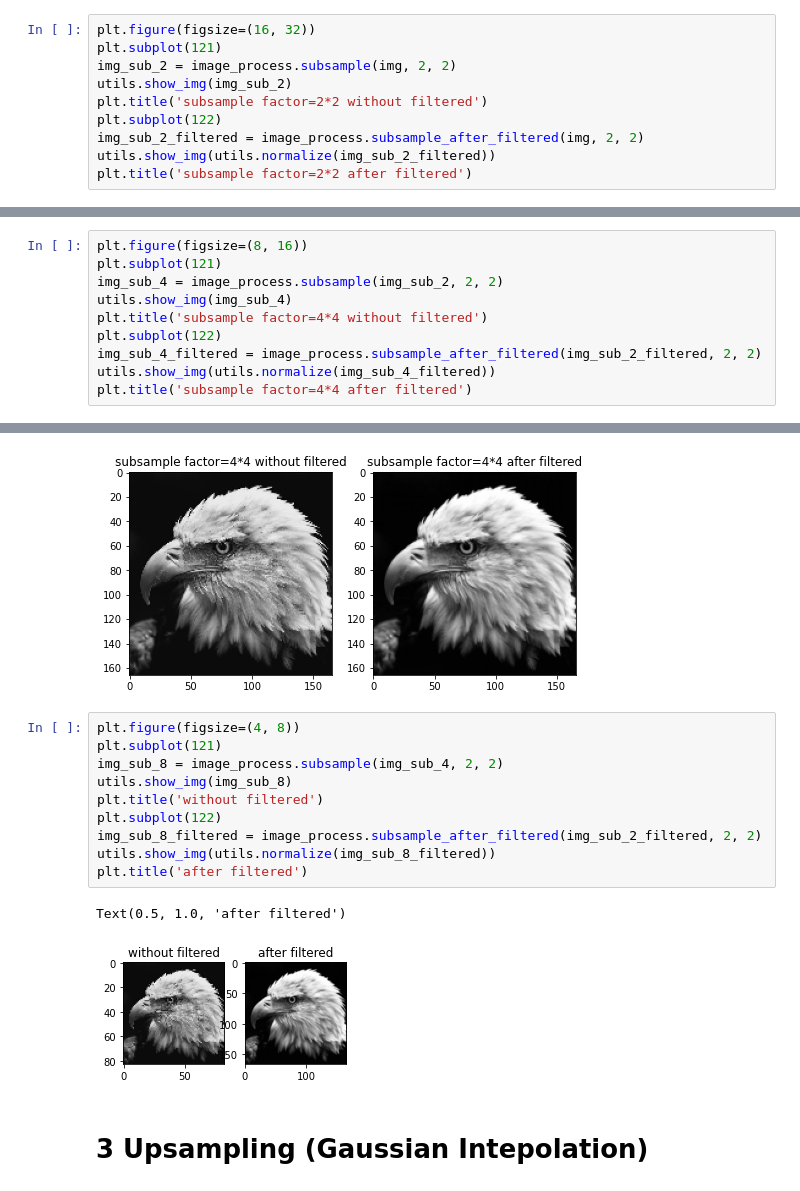
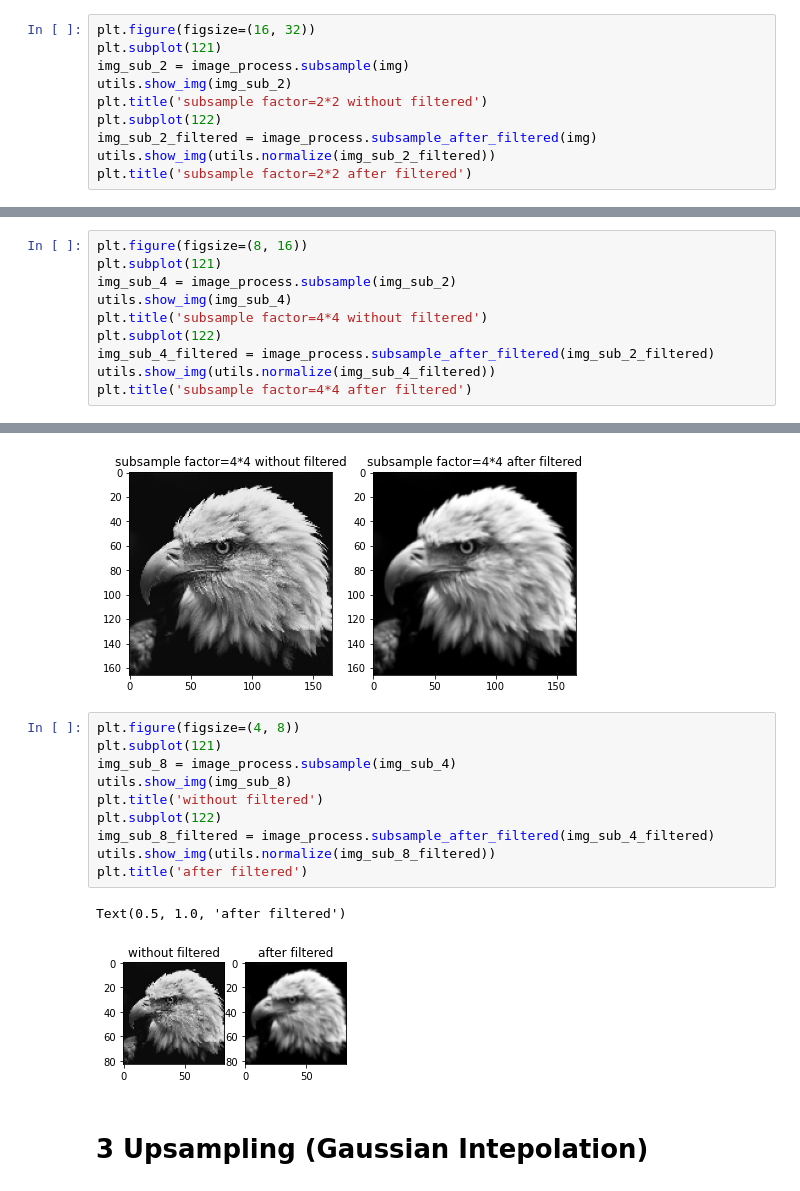
Before and after one commit to 2horse9sun/coursework, a Jupyter notebook: CVPR/lec06-ImageResizing/lec06.ipynb, the cells around one changed output, grey strips where cells are left out. Saved outputs shown, nothing was run; the diff lists cells and outputs as text.

```diff
--- a/CVPR/lec06-ImageResizing/lec06.ipynb
+++ b/CVPR/lec06-ImageResizing/lec06.ipynb
@@ -47,11 +47,11 @@ Text(0.5, 1.0, 'Original Image')
 # %%
 plt.figure(figsize=(16, 32))
 plt.subplot(121)
-img_sub_2 = image_process.subsample(img, 2, 2)
+img_sub_2 = image_process.subsample(img)
 utils.show_img(img_sub_2)
 plt.title('subsample factor=2*2 without filtered')
 plt.subplot(122)
-img_sub_2_filtered = image_process.subsample_after_filtered(img, 2, 2)
+img_sub_2_filtered = image_process.subsample_after_filtered(img)
 utils.show_img(utils.normalize(img_sub_2_filtered))
 plt.title('subsample factor=2*2 after filtered')
 # %% [output]
@@ -60,11 +60,11 @@ Text(0.5, 1.0, 'subsample factor=2*2 after filtered')
 # %%
 plt.figure(figsize=(8, 16))
 plt.subplot(121)
-img_sub_4 = image_process.subsample(img_sub_2, 2, 2)
+img_sub_4 = image_process.subsample(img_sub_2)
 utils.show_img(img_sub_4)
 plt.title('subsample factor=4*4 without filtered')
 plt.subplot(122)
-img_sub_4_filtered = image_process.subsample_after_filtered(img_sub_2_filtered, 2, 2)
+img_sub_4_filtered = image_process.subsample_after_filtered(img_sub_2_filtered)
 utils.show_img(utils.normalize(img_sub_4_filtered))
 plt.title('subsample factor=4*4 after filtered')
 # %% [output]
@@ -73,16 +73,16 @@ Text(0.5, 1.0, 'subsample factor=4*4 after filtered')
 # %%
 plt.figure(figsize=(4, 8))
 plt.subplot(121)
-img_sub_8 = image_process.subsample(img_sub_4, 2, 2)
+img_sub_8 = image_process.subsample(img_sub_4)
 utils.show_img(img_sub_8)
 plt.title('without filtered')
 plt.subplot(122)
-img_sub_8_filtered = image_process.subsample_after_filtered(img_sub_2_filtered, 2, 2)
+img_sub_8_filtered = image_process.subsample_after_filtered(img_sub_4_filtered)
 utils.show_img(utils.normalize(img_sub_8_filtered))
 plt.title('after filtered')
 # %% [output]
 Text(0.5, 1.0, 'after filtered')
-[figure, old version]
+[figure, new version]
 # %% [markdown]
 # 3 Upsampling (Gaussian Intepolation)
 # %% [markdown]
```
Also changed, not shown: parts of 6 cells of this notebook, 5 other files.
